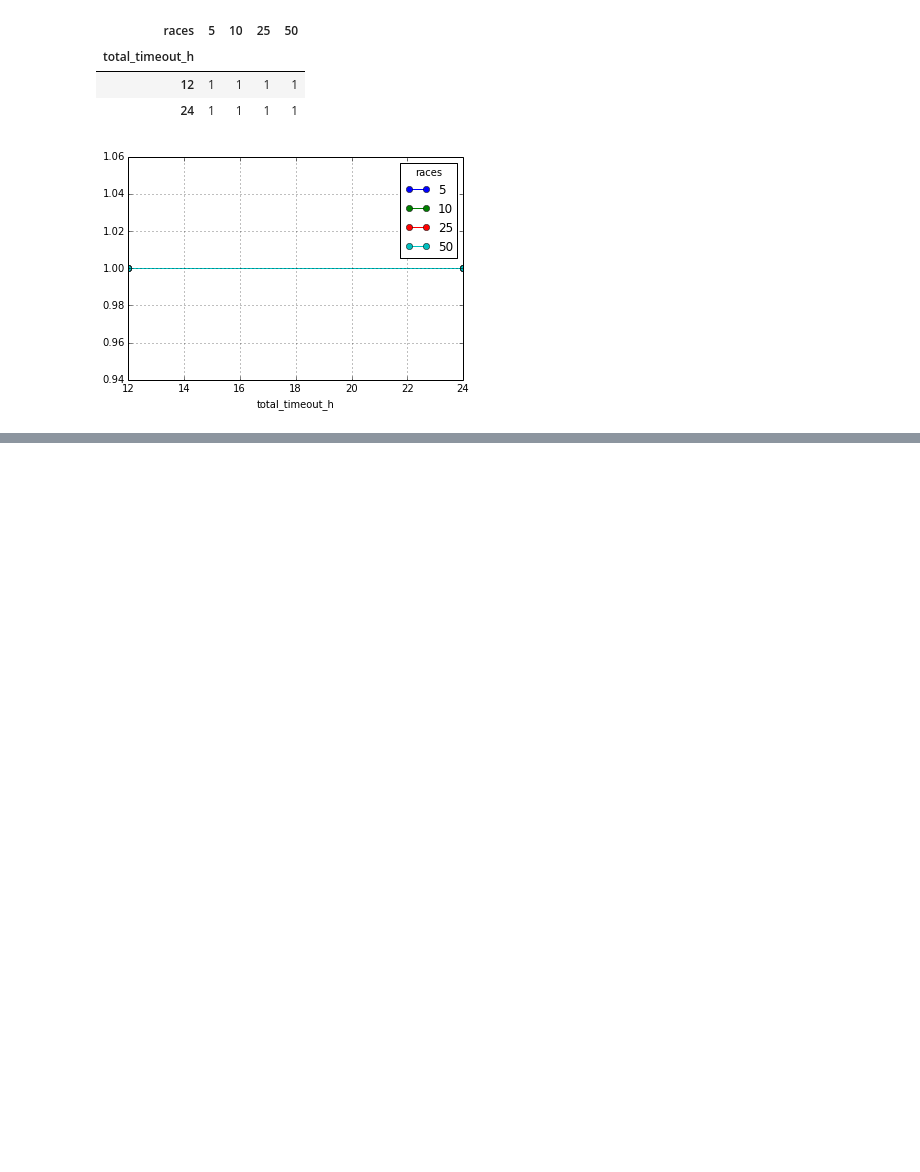
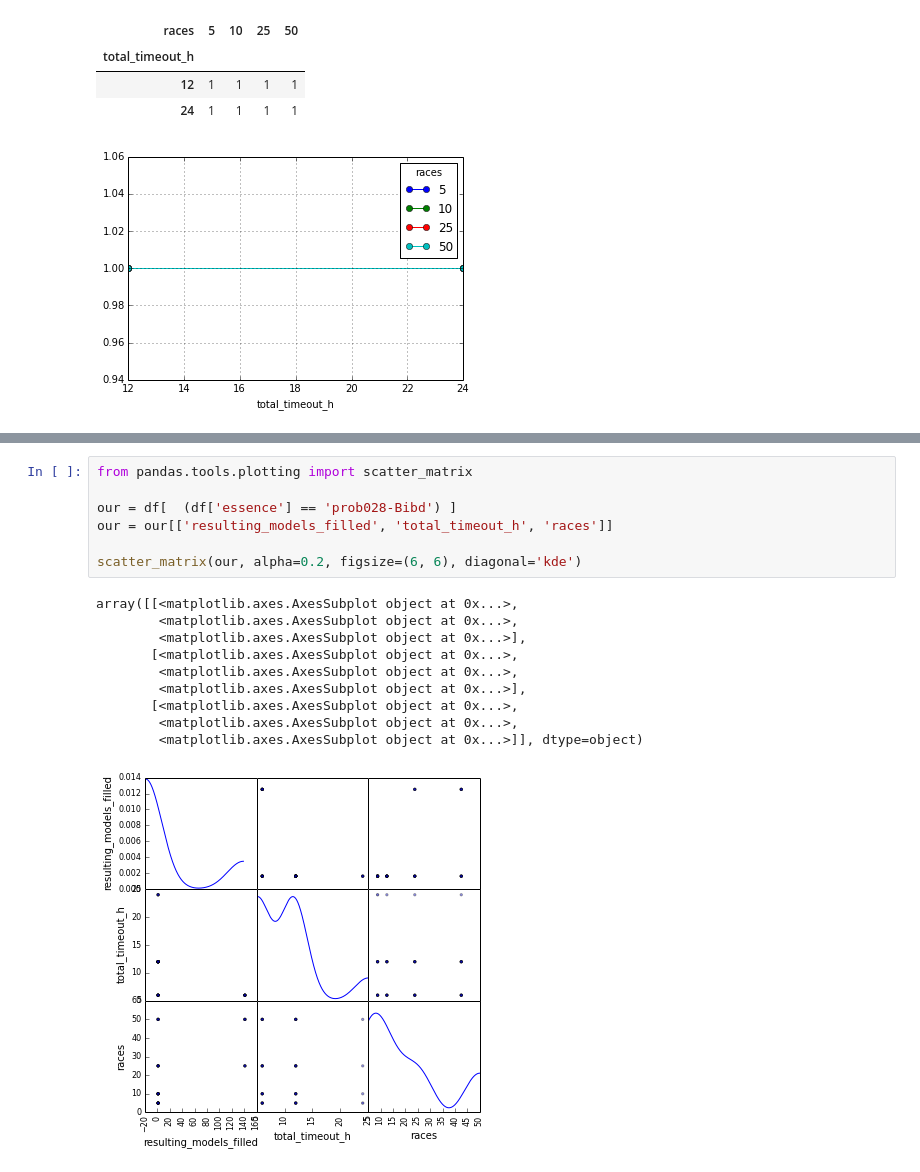
Before and after one commit to Bilalh/Gen, a Jupyter notebook: scripts/parse_results/pivot.ipynb, the cells around one changed output, grey strips where cells are left out. Drawn from its saved outputs; the diff is of its cells as text; blank space fills up the shorter version.

Commit message:
plots

```diff
--- a/scripts/parse_results/pivot.ipynb
+++ b/scripts/parse_results/pivot.ipynb
@@ -430,0 +437,18 @@ df[  (df['essence'] == 'prob028-Bibd')]
+# %%
+from pandas.tools.plotting import scatter_matrix
+
+our = df[  (df['essence'] == 'prob028-Bibd') ]
+our = our[['resulting_models_filled', 'total_timeout_h', 'races']]
+
+scatter_matrix(our, alpha=0.2, figsize=(6, 6), diagonal='kde')
+# %% [output]
+array([[<matplotlib.axes.AxesSubplot object at 0x...>,
+        <matplotlib.axes.AxesSubplot object at 0x...>,
+        <matplotlib.axes.AxesSubplot object at 0x...>],
+       [<matplotlib.axes.AxesSubplot object at 0x...>,
+        <matplotlib.axes.AxesSubplot object at 0x...>,
+        <matplotlib.axes.AxesSubplot object at 0x...>],
+       [<matplotlib.axes.AxesSubplot object at 0x...>,
+        <matplotlib.axes.AxesSubplot object at 0x...>,
+        <matplotlib.axes.AxesSubplot object at 0x...>]], dtype=object)
+[figure, added]
```
Also changed, not shown: parts of 14 cells of this notebook.
